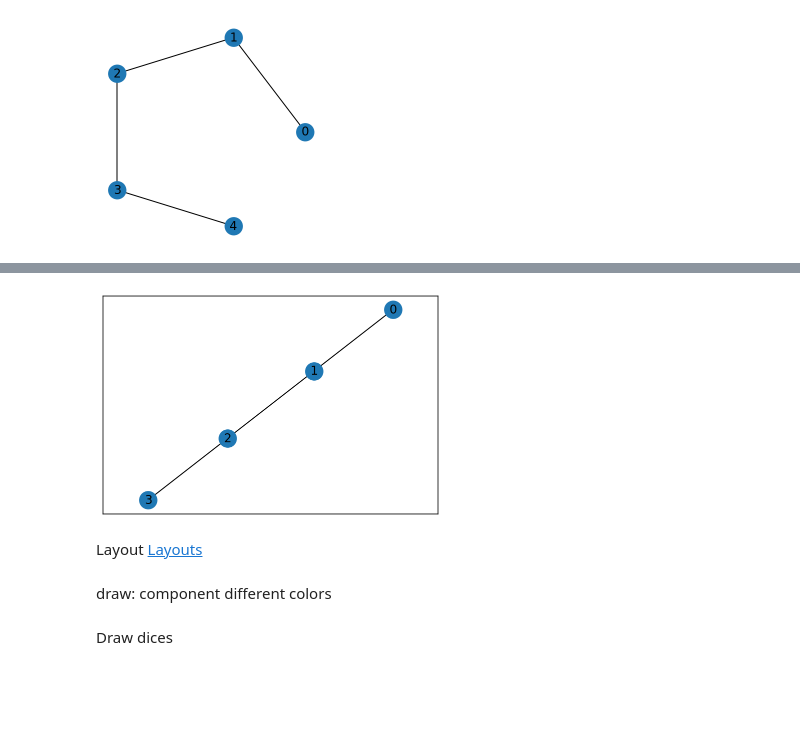
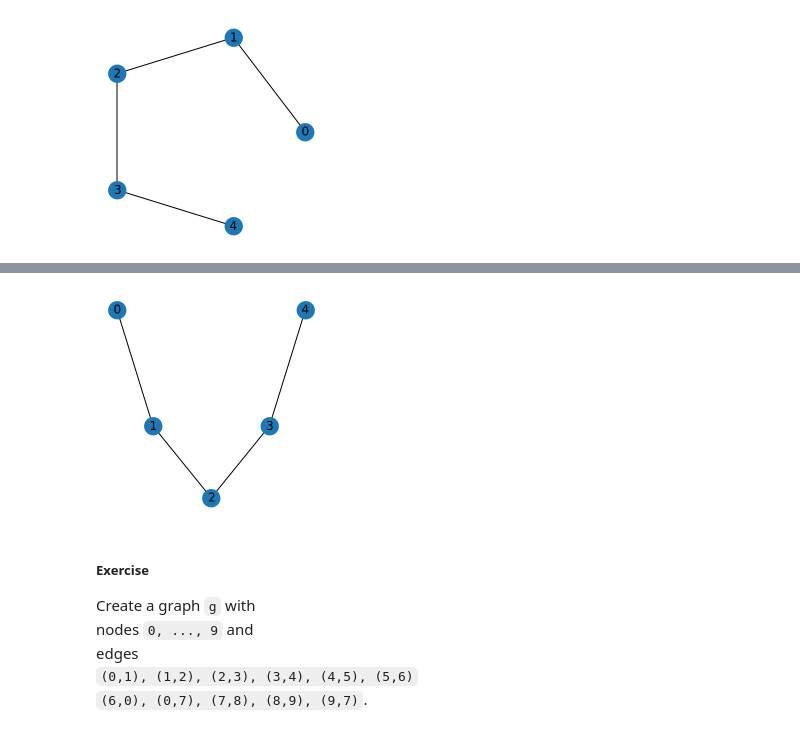
Before and after one commit to jephianlin/ModularPython, a Jupyter notebook: Introduction-to-NetworkX.ipynb, the cells around one changed output, grey strips where cells are left out. Saved outputs shown, nothing was run; the diff lists cells and outputs as text; code cells hidden in the pictures; blank space fills up the shorter version.

```diff
--- a/Introduction to NetworkX.ipynb
+++ b/Introduction-to-NetworkX.ipynb
@@ -323,11 +273,18 @@ plt.legend()
-# %%
-nx.draw_networkx(g)
-# %% [output]
-[figure, removed]
-# %% [markdown]
-Layout
-[Layouts](https://networkx.github.io/documentation/networkx-1.10/reference/drawing.html)
-# %% [markdown]
-draw:  component different colors
-# %% [markdown]
-Draw dices
+# %%
+g = nx.path_graph(5)
+
+pos = nx.spectral_layout(g)
+
+fig = plt.figure(figsize=(3,3))
+nx.draw(g,
+        with_labels=True,
+        pos=pos)
+# %% [output]
+[figure, added]
+# %% [markdown]
+##### Exercise
+Create a graph `g` with
+nodes `0, ..., 9` and
+edges
+`(0,1), (1,2), (2,3), (3,4), (4,5), (5,6)`
+`(6,0), (0,7), (7,8), (8,9), (9,7)`.
```
Also changed, not shown: parts of 22 cells of this notebook.
